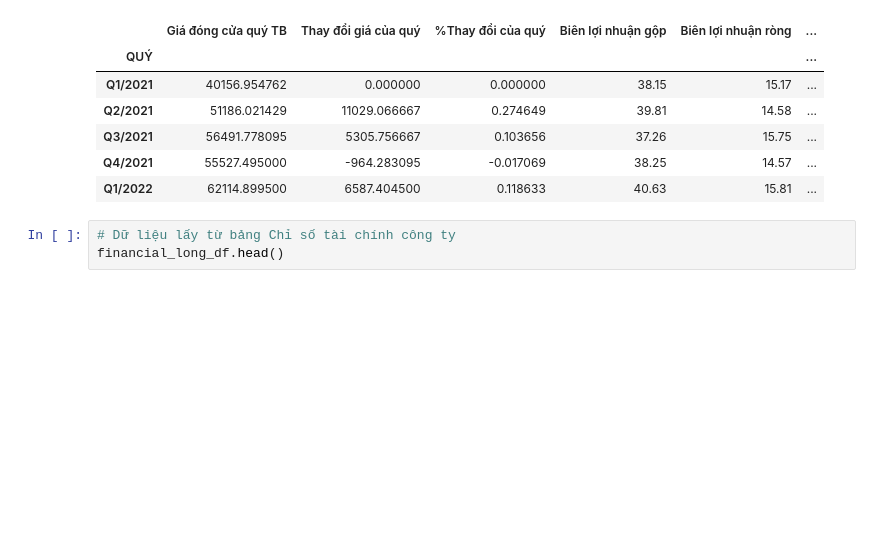
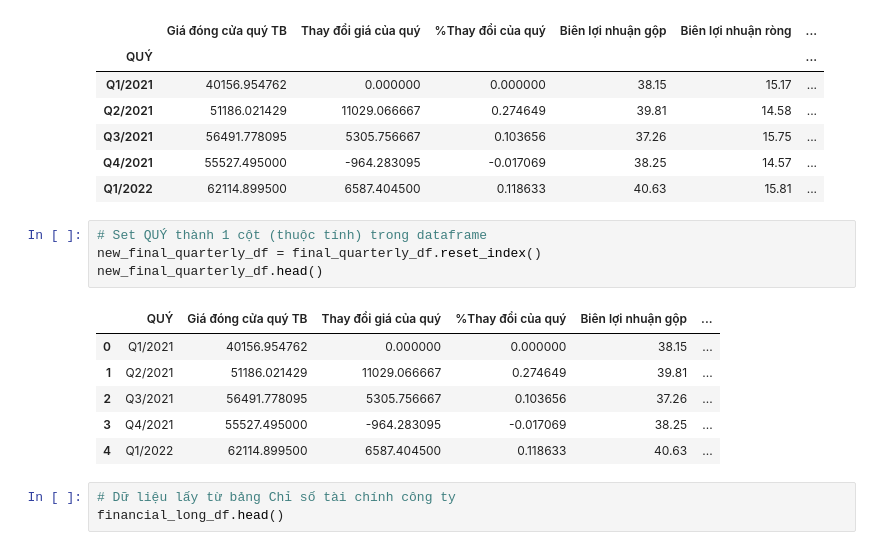
Before and after one commit to DangShark/Data_Mining, a Jupyter notebook: final_report.ipynb, the cells around one changed output. Cells and saved outputs as stored; diff of their text form; blank space fills up the shorter version.

```diff
--- a/final_report.ipynb
+++ b/final_report.ipynb
@@ -542,6 +542,17 @@ final_quarterly_df.head()
 | Q3/2021 | 56491.778095 | 5305.756667 | 0.103656 | 37.26 | 15.75 | ... |
 | Q4/2021 | 55527.495000 | -964.283095 | -0.017069 | 38.25 | 14.57 | ... |
 | Q1/2022 | 62114.899500 | 6587.404500 | 0.118633 | 40.63 | 15.81 | ... |
+# %%
+# Set QUÝ thành 1 cột (thuộc tính) trong dataframe
+new_final_quarterly_df = final_quarterly_df.reset_index()
+new_final_quarterly_df.head()
+# %% [output]
+|  | QUÝ | Giá đóng cửa quý TB | Thay đổi giá của quý | %Thay đổi của quý | Biên lợi nhuận gộp | ... |
+| 0 | Q1/2021 | 40156.954762 | 0.000000 | 0.000000 | 38.15 | ... |
+| 1 | Q2/2021 | 51186.021429 | 11029.066667 | 0.274649 | 39.81 | ... |
+| 2 | Q3/2021 | 56491.778095 | 5305.756667 | 0.103656 | 37.26 | ... |
+| 3 | Q4/2021 | 55527.495000 | -964.283095 | -0.017069 | 38.25 | ... |
+| 4 | Q1/2022 | 62114.899500 | 6587.404500 | 0.118633 | 40.63 | ... |
 # %%
 # Dữ liệu lấy từ bảng Chỉ số tài chính công ty
 financial_long_df.head()
```
Also changed, not shown: parts of 13 cells of this notebook.
